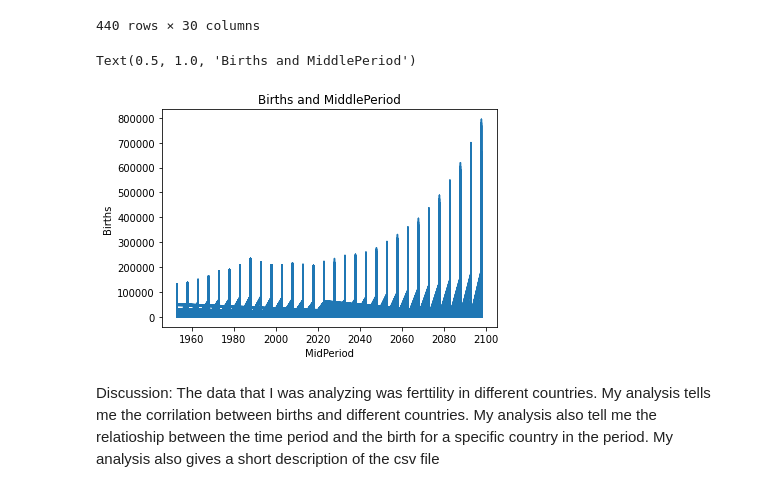
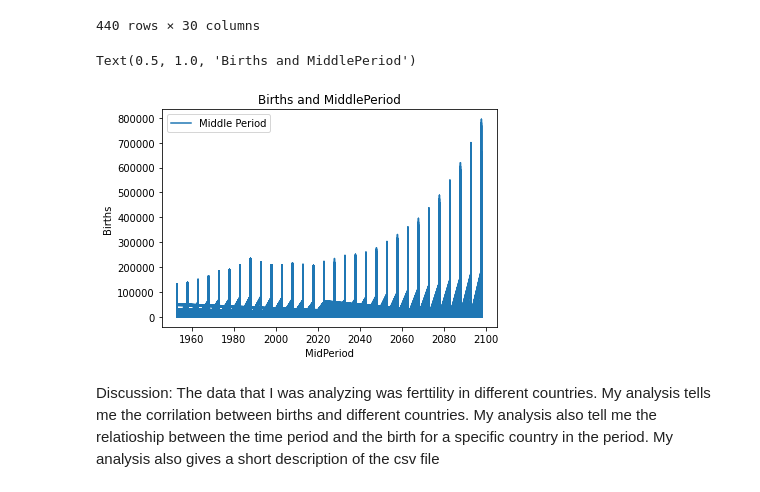
Before and after one commit to jimkellypercine/cs103a-cpa01, a Jupyter notebook: cpa01.ipynb, the cells around one changed output. Saved outputs shown, nothing was run; the diff lists cells and outputs as text; code cells hidden in the pictures.

```diff
--- a/cpa01.ipynb
+++ b/cpa01.ipynb
@@ -97,14 +97,15 @@ df2
 # %%
 # this makes a cahrt of the births per country with lables, axis, and a legend .
 x = df['MidPeriod']
 y = df['Births']
 plt.plot(x,y)
+plt.legend(['Middle Period'])
 plt.xlabel("MidPeriod")
 plt.ylabel("Births")
 plt.title('Births and MiddlePeriod')
 # %% [output]
 Text(0.5, 1.0, 'Births and MiddlePeriod')
-[figure, old version]
+[figure, new version]
 # %% [markdown]
 Discussion:
            The data that I was analyzing was ferttility in different countries.
```
Also changed, not shown: parts of 1 cell of this notebook.
